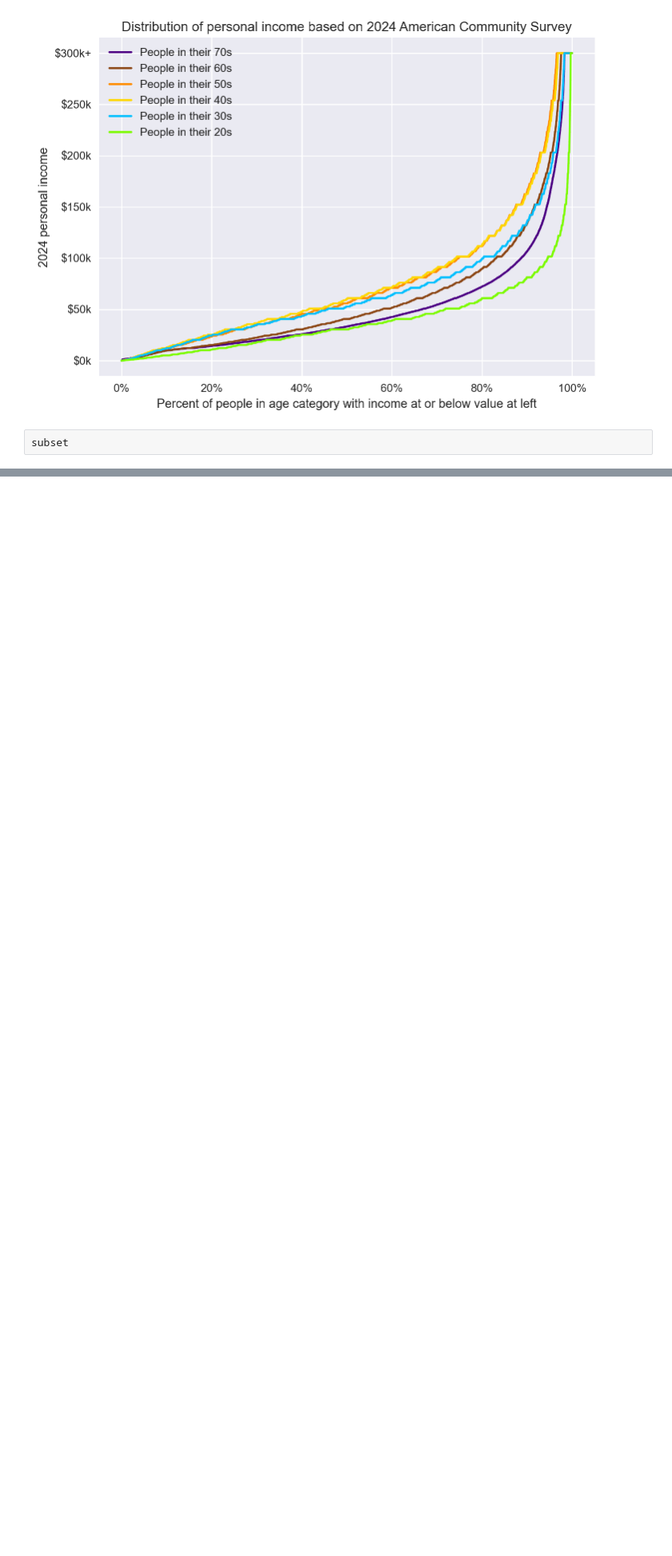
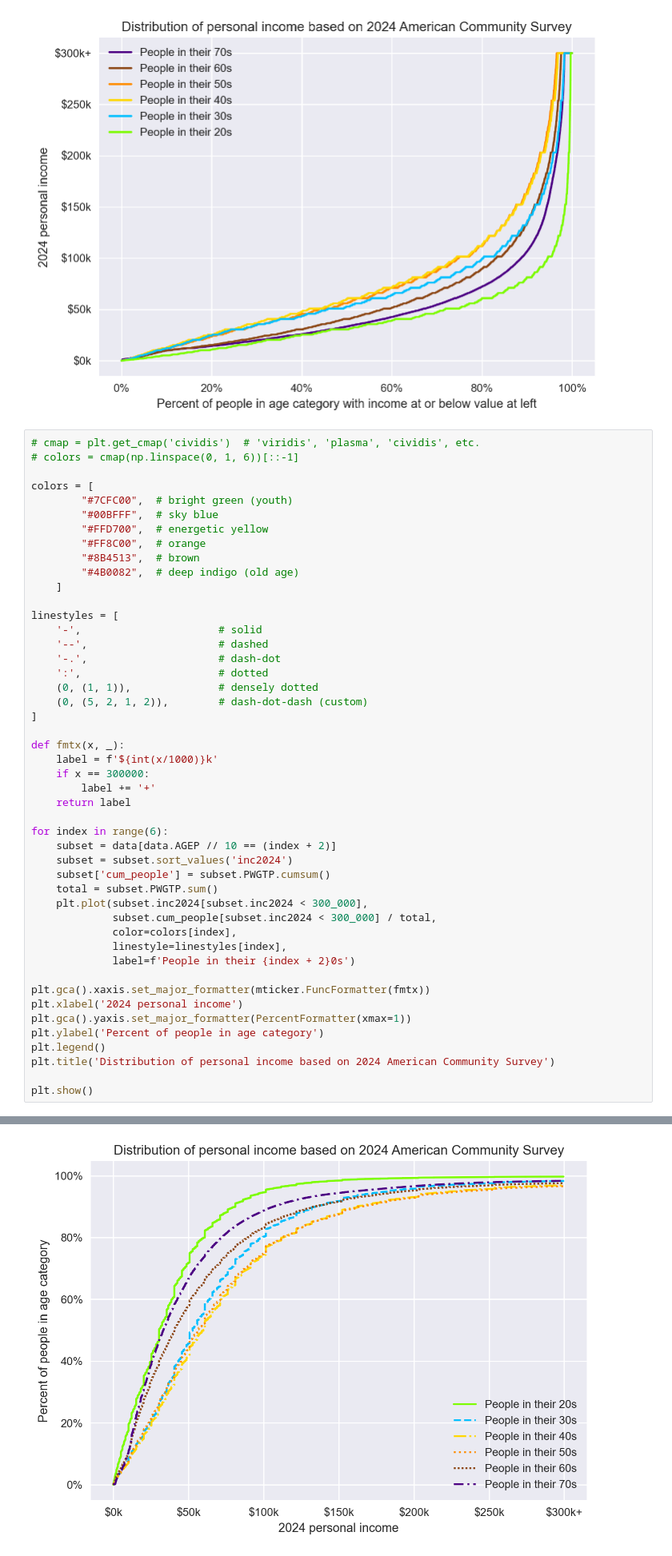
Before and after one commit to ajschumacher/show_the_data, a Jupyter notebook: 20260404-slope.ipynb, the cells around one changed output, grey strips where cells are left out. Shown at 80% size. Saved outputs shown, nothing was run; the diff lists cells and outputs as text; blank space fills up the shorter version.

```diff
--- a/20260404-slope.ipynb
+++ b/20260404-slope.ipynb
@@ -59,5 +59,50 @@ plt.title('Distribution of personal income based on 2024 American Community Surv
 Text(0.5, 1.0, 'Distribution of personal income based on 2024 American Community Survey')
 [figure]
 # %%
-subset
+# cmap = plt.get_cmap('cividis')  # 'viridis', 'plasma', 'cividis', etc.
+# colors = cmap(np.linspace(0, 1, 6))[::-1]
+
+colors = [
+        "#7CFC00",  # bright green (youth)
+        "#00BFFF",  # sky blue
+        "#FFD700",  # energetic yellow
+        "#FF8C00",  # orange
+        "#8B4513",  # brown
+        "#4B0082",  # deep indigo (old age)
+    ]
+
+linestyles = [
+    '-',                      # solid
+    '--',                     # dashed
+    '-.',                     # dash-dot
+    ':',                      # dotted
+    (0, (1, 1)),              # densely dotted
+    (0, (5, 2, 1, 2)),        # dash-dot-dash (custom)
+]
+
+def fmtx(x, _):
+    label = f'${int(x/1000)}k'
+    if x == 300000:
+        label += '+'
+    return label
+
+for index in range(6):
+    subset = data[data.AGEP // 10 == (index + 2)]
+    subset = subset.sort_values('inc2024')
+    subset['cum_people'] = subset.PWGTP.cumsum()
+    total = subset.PWGTP.sum()
+    plt.plot(subset.inc2024[subset.inc2024 < 300_000],
+             subset.cum_people[subset.inc2024 < 300_000] / total,
+             color=colors[index],
+             linestyle=linestyles[index],
+             label=f'People in their {index + 2}0s')
+
+plt.gca().xaxis.set_major_formatter(mticker.FuncFormatter(fmtx))
+plt.xlabel('2024 personal income')
+plt.gca().yaxis.set_major_formatter(PercentFormatter(xmax=1))
+plt.ylabel('Percent of people in age category')
+plt.legend()
+plt.title('Distribution of personal income based on 2024 American Community Survey')
+
+plt.show()
 # %% [output]
@@ -76,0 +109 @@ subset
+[figure, added]
```
Also changed, not shown: parts of 1 cell of this notebook.
